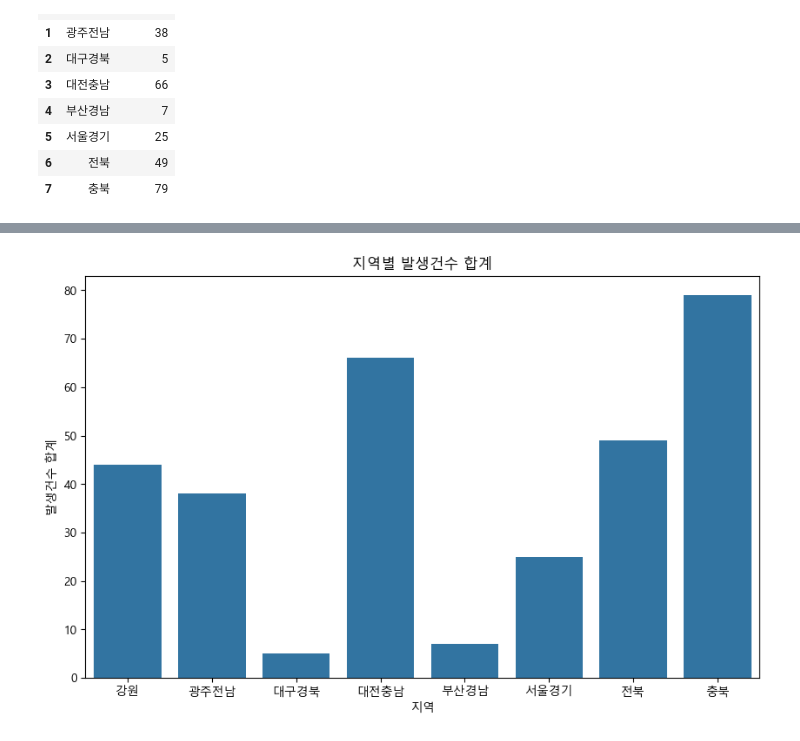
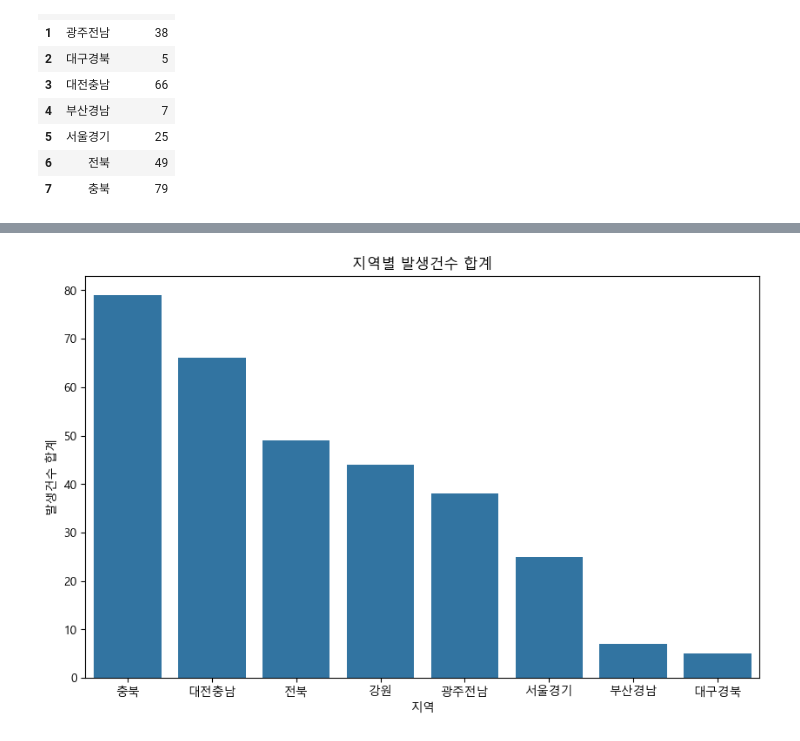
Before and after one commit to SeokcheonMoon/Competetion_Gangneung_vision_planning, a Jupyter notebook: DA_data_search_roadkill.ipynb, the cells around one changed output, grey strips where cells are left out. Drawn from its saved outputs; the diff is of its cells as text; code cells hidden in the pictures.

```diff
--- a/DA_data_search_roadkill.ipynb
+++ b/DA_data_search_roadkill.ipynb
@@ -99,3 +101,6 @@ df_roadkill_region
 | 5 | 서울경기 | 25 |
 | 6 | 전북 | 49 |
 | 7 | 충북 | 79 |
+# %%
+df_roadkill_region_sorted = df_roadkill_region.sort_values(by='발생건수', ascending=False)
+df_roadkill_region_sorted
@@ -102,12 +117,12 @@ df_roadkill_region
 # %%
 # Seaborn을 이용한 시각화
 plt.figure(figsize=(10, 6))
-sns.barplot(data=df_roadkill_region, x='본부명', y='발생건수')
+sns.barplot(data=df_roadkill_region_sorted, x='본부명', y='발생건수')
 plt.title('지역별 발생건수 합계')
 plt.xlabel('지역')
 plt.ylabel('발생건수 합계')
 
 # 그래프 보여주기
 plt.show()
 # %% [output]
-[figure, old version]
+[figure, new version]
```
Also changed, not shown: parts of 4 cells of this notebook, 10 other files.
